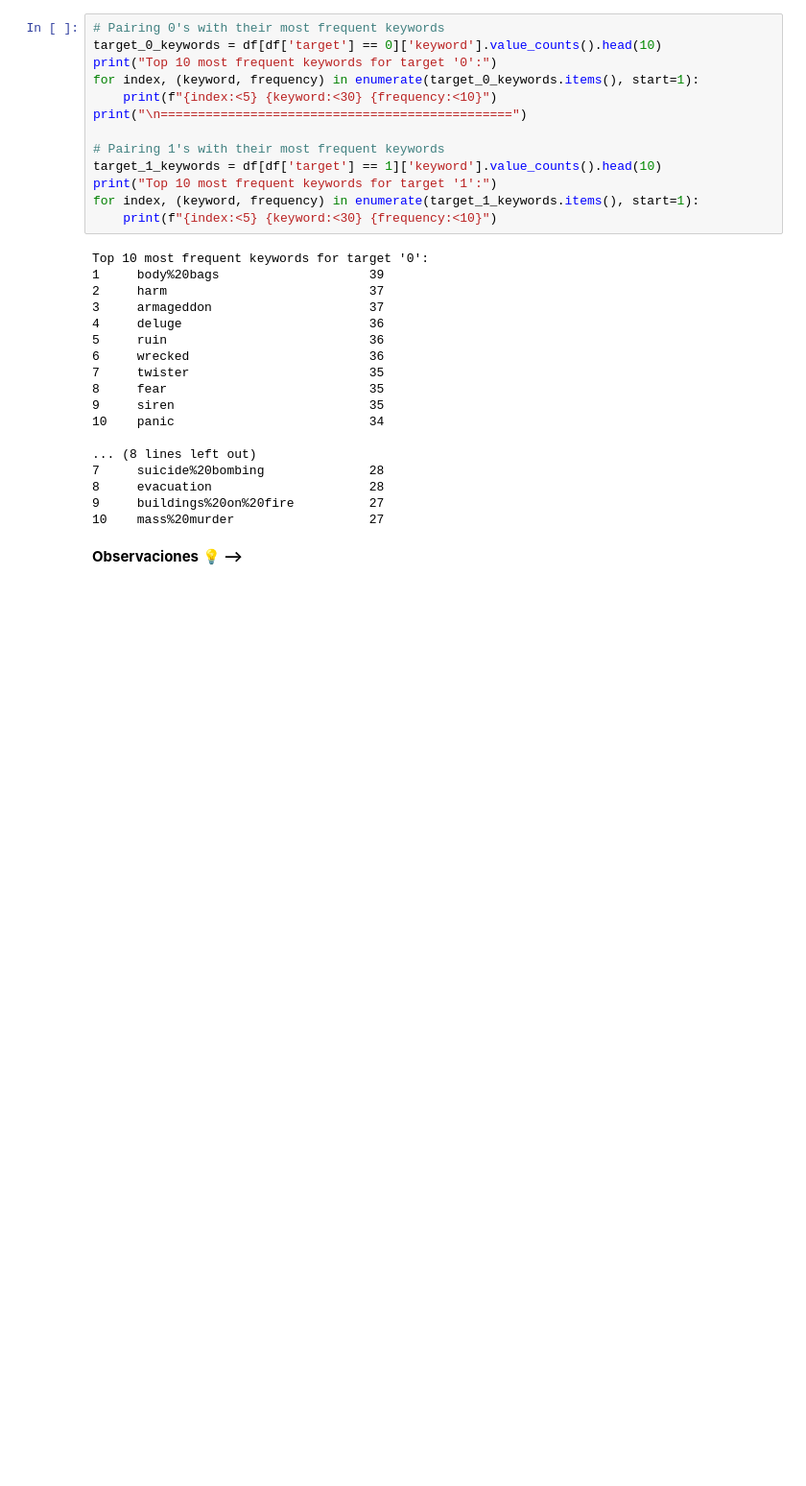
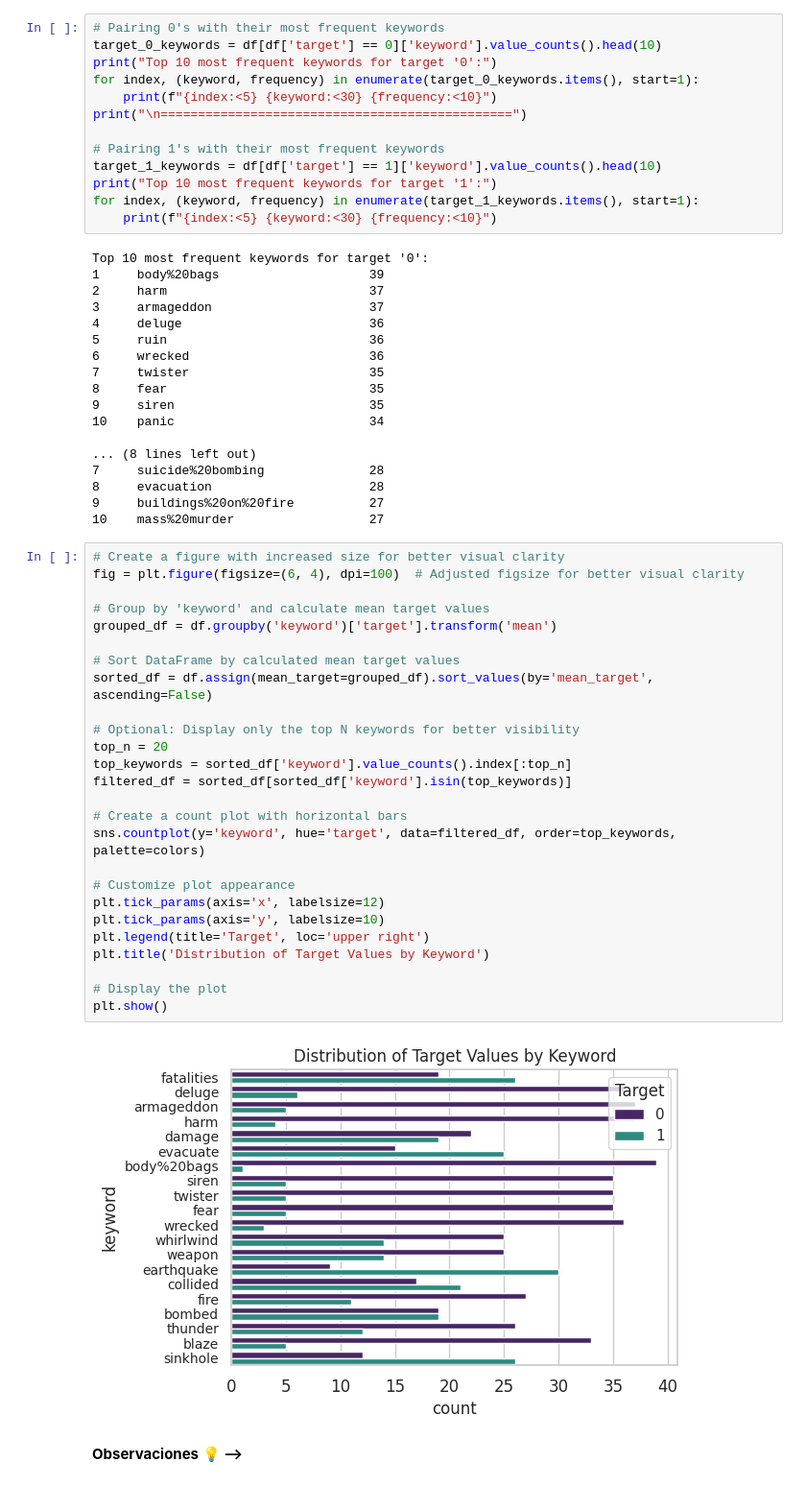
Before and after one commit to Andrea-gt/tweet-classification, a Jupyter notebook: tweet_classification.ipynb, the cells around one changed output. Shown at 96% size. Drawn from its saved outputs; the diff is of its cells as text; blank space fills up the shorter version.

```diff
--- a/tweet_classification.ipynb
+++ b/tweet_classification.ipynb
@@ -302,6 +336,34 @@ Top 10 most frequent keywords for target '0':
 8     evacuation                     28
 9     buildings%20on%20fire          27
 10    mass%20murder                  27
+# %%
+# Create a figure with increased size for better visual clarity
+fig = plt.figure(figsize=(6, 4), dpi=100)  # Adjusted figsize for better visual clarity
+
+# Group by 'keyword' and calculate mean target values
+grouped_df = df.groupby('keyword')['target'].transform('mean')
+
+# Sort DataFrame by calculated mean target values
+sorted_df = df.assign(mean_target=grouped_df).sort_values(by='mean_target', ascending=False)
+
+# Optional: Display only the top N keywords for better visibility
+top_n = 20
+top_keywords = sorted_df['keyword'].value_counts().index[:top_n]
+filtered_df = sorted_df[sorted_df['keyword'].isin(top_keywords)]
+
+# Create a count plot with horizontal bars
+sns.countplot(y='keyword', hue='target', data=filtered_df, order=top_keywords, palette=colors)
+
+# Customize plot appearance
+plt.tick_params(axis='x', labelsize=12)
+plt.tick_params(axis='y', labelsize=10)
+plt.legend(title='Target', loc='upper right')
+plt.title('Distribution of Target Values by Keyword')
+
+# Display the plot
+plt.show()
+# %% [output]
+[figure, added]
 # %% [markdown]
 **Observaciones 💡 -->**
 # %% [markdown]
```
Also changed, not shown: parts of 10 cells of this notebook.
